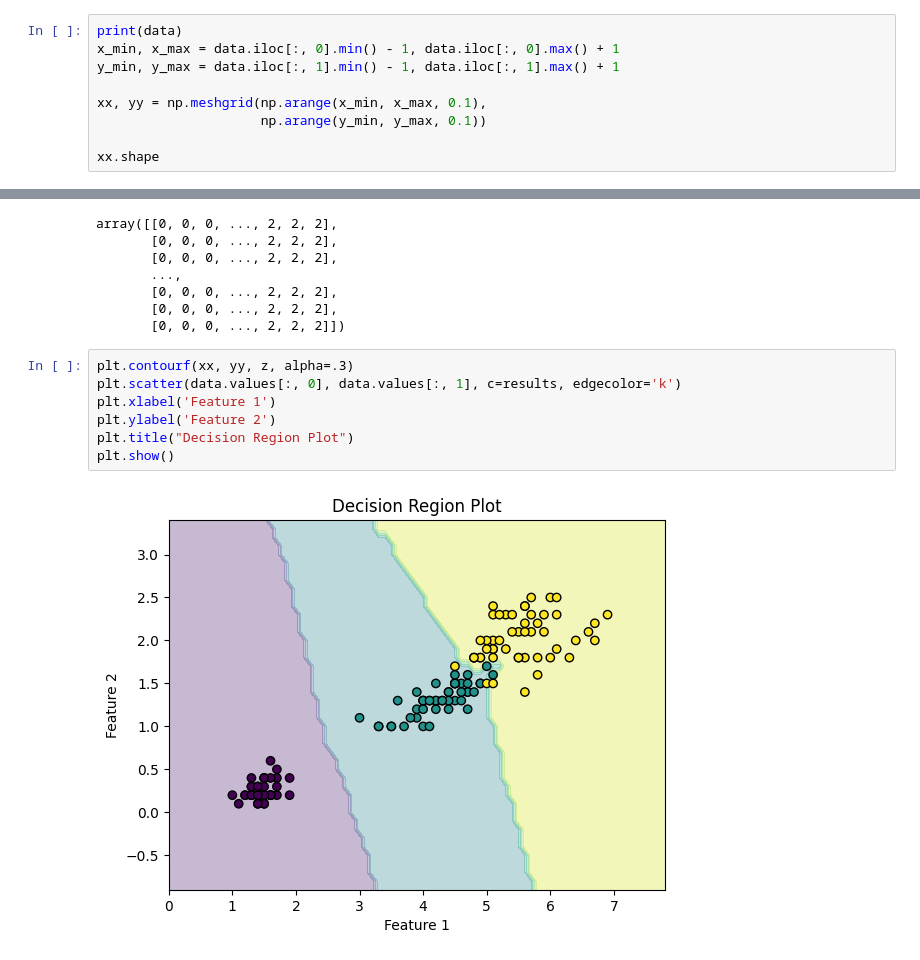
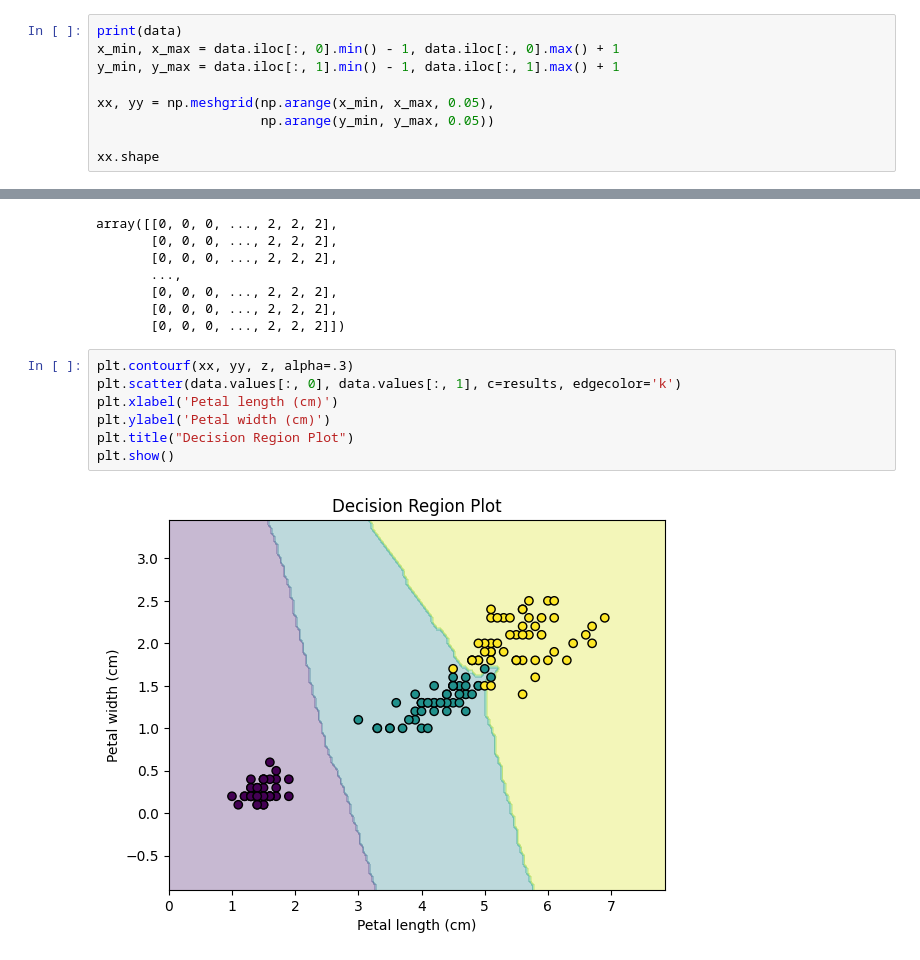
Before and after one commit to Felipe-Hideki/ai-learning, a Jupyter notebook: start.ipynb, the cells around one changed output, grey strips where cells are left out. Cells and saved outputs as stored; diff of their text form.

```diff
--- a/start.ipynb
+++ b/start.ipynb
@@ -81,8 +81,8 @@ print(data)
 x_min, x_max = data.iloc[:, 0].min() - 1, data.iloc[:, 0].max() + 1
 y_min, y_max = data.iloc[:, 1].min() - 1, data.iloc[:, 1].max() + 1
 
-xx, yy = np.meshgrid(np.arange(x_min, x_max, 0.1),
-                     np.arange(y_min, y_max, 0.1))
+xx, yy = np.meshgrid(np.arange(x_min, x_max, 0.05),
+                     np.arange(y_min, y_max, 0.05))
 
 xx.shape
 # %% [output]
@@ -117,12 +117,12 @@ array([[0, 0, 0, ..., 2, 2, 2],
 # %%
 plt.contourf(xx, yy, z, alpha=.3)
 plt.scatter(data.values[:, 0], data.values[:, 1], c=results, edgecolor='k')
-plt.xlabel('Feature 1')
-plt.ylabel('Feature 2')
+plt.xlabel('Petal length (cm)')
+plt.ylabel('Petal width (cm)')
 plt.title("Decision Region Plot")
 plt.show()
 # %% [output]
-[figure, old version]
+[figure, new version]
 # %%
 predictions = [classifier.classify(point) for point in test_inp.values]
 print(classification_report(test_out, predictions, target_names=classes))
```
Also changed, not shown: parts of 2 cells of this notebook.
